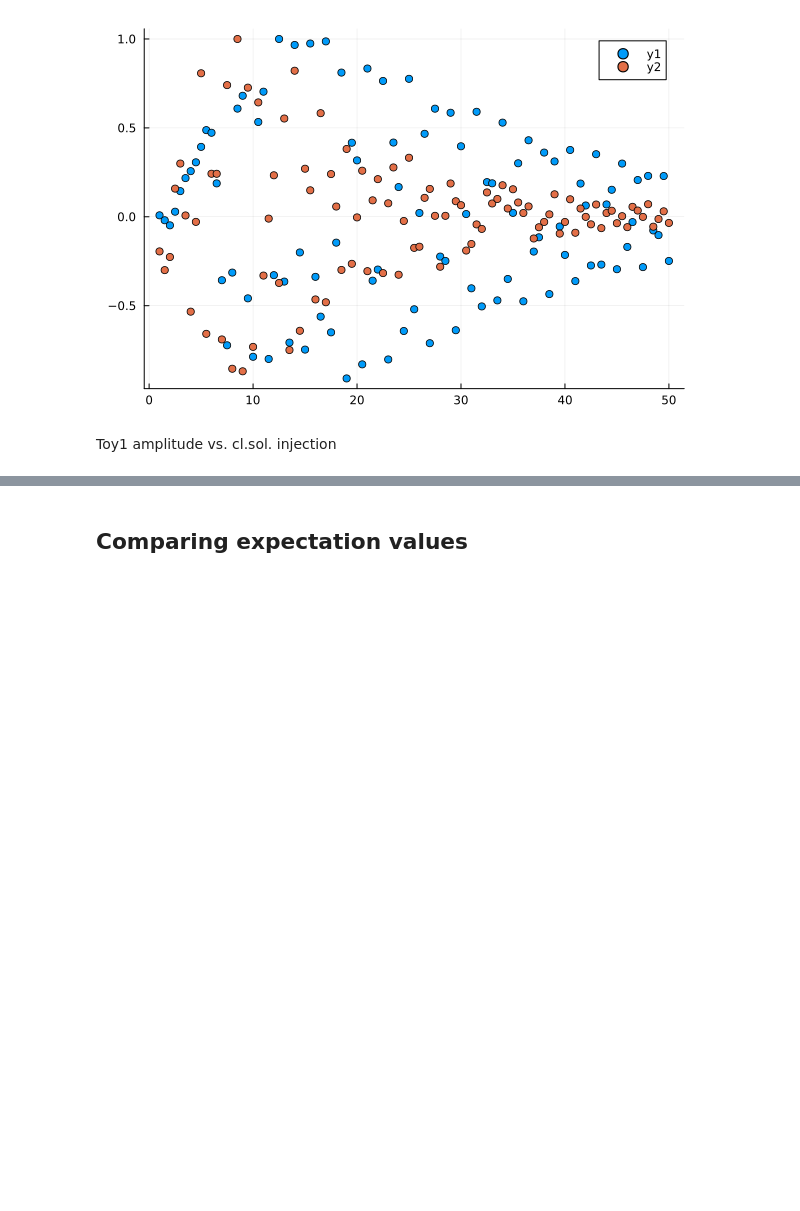
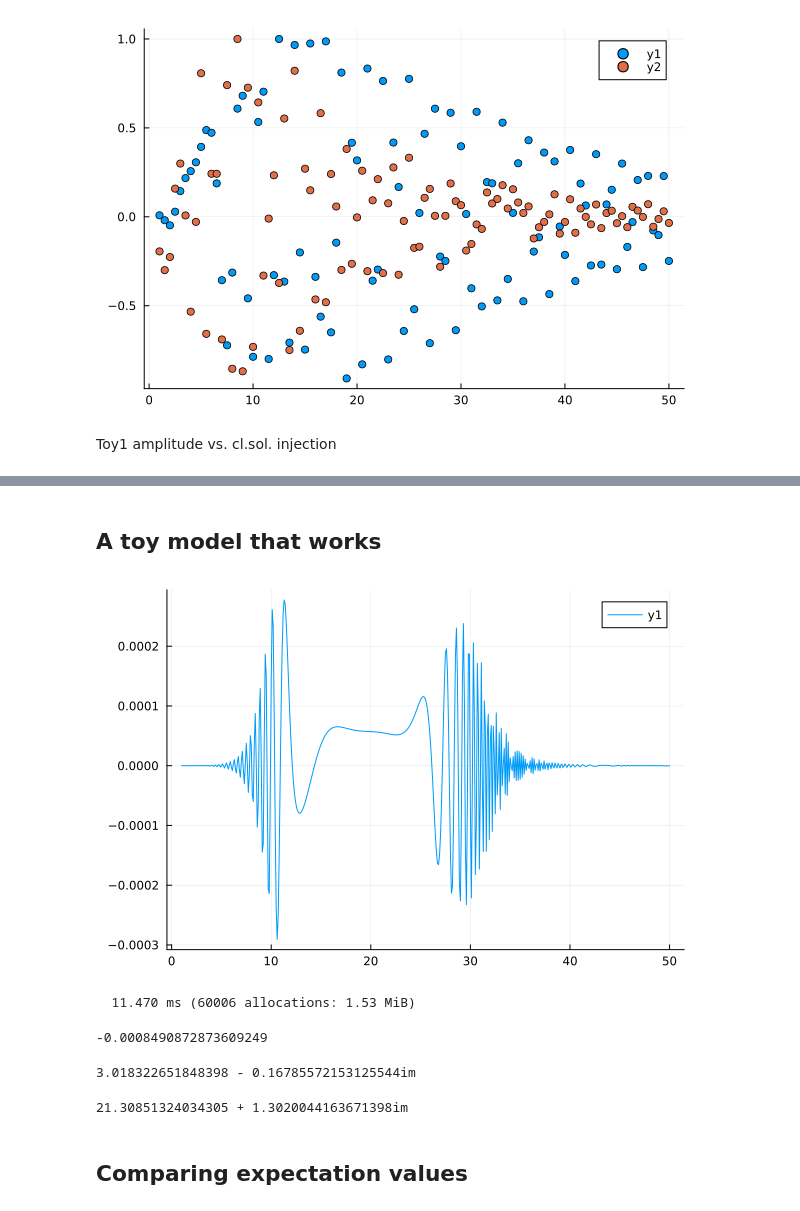
Before and after one commit to Jercheal/3d-cosmology, a Jupyter notebook: 3d_ESF_cosmology.ipynb, the cells around one changed output, grey strips where cells are left out. Cells and saved outputs as stored; diff of their text form; code cells hidden in the pictures; blank space fills up the shorter version.

```diff
--- a/3d_ESF_cosmology.ipynb
+++ b/3d_ESF_cosmology.ipynb
@@ -1442,0 +1432,13 @@ scatter!(1.0:0.5:50.0, real(Z_toy2_phi_measure[1:99,5])./maximum(real(Z_toy2_phi
+# %% [markdown]
+## A toy model that works
+# %%
+plot(1.0:0.1:50.0, real([Ampl_1slice_toy_working(a0, a1, a2, 2.0, 3.0, 2.0, 4.0, 0.05) for a1 in 1.0:0.1:50.0]))
+# %% [output]
+[figure, added]
+# %%
+@btime begin
+    vegas((x,f) -> f[1] = real(1/((1 - x[1])^2) * (1/(1 - x[1]) - 1/2) * Ampl_1slice_toy_working(10.0,  1/(1 - x[1]) - 1/2, 30.0, 2.0, 30.0, 2.0, 4.0, 0.05)), 1, 1, minevals=1e3, maxevals=1e4)[1][1]
+end
+# %% [output]
+  11.470 ms (60006 allocations: 1.53 MiB)
+-0.0008490872873609249
@@ -1443,3 +1471,13 @@ scatter!(1.0:0.5:50.0, real(Z_toy2_phi_measure[1:99,5])./maximum(real(Z_toy2_phi
+# %%
+Zb0 = [Z[b0-1,b1-1]*0.5*b0 for b0 in 2:100, b1 in 2:100]
+Zb1 = [Z[b0-1,b1-1]*0.5*b1 for b0 in 2:100, b1 in 2:100]
+wynn(acc_triang(Zb1, 99))/wynn(acc_triang(Z, 99))
+# %% [output]
+3.018322651848398 - 0.16785572153125544im
+# %%
+wynn(acc_triang(Za1, 99))/wynn(acc_triang(Z, 99))
+# %% [output]
+21.30851324034305 + 1.3020044163671398im
 # %% [markdown]
 ## Comparing expectation values
 # %% [markdown]
```
Also changed, not shown: parts of 41 cells of this notebook, 14 other files.
